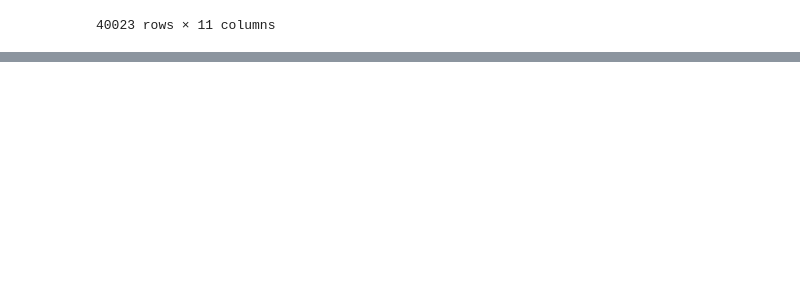
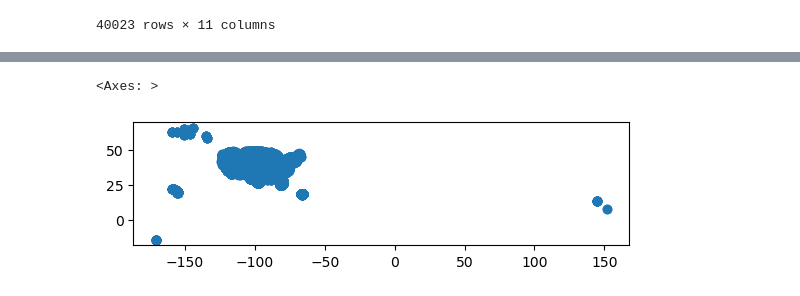
Before and after one commit to cu-esiil-edu/san-carlos-apache-college-demo-nquarder, a Jupyter notebook: san-carlos-apache-python-training.ipynb, the cells around one changed output, grey strips where cells are left out. Drawn from its saved outputs; the diff is of its cells as text; code cells hidden in the pictures; blank space fills up the shorter version.

Commit message:
mn storms

```diff
--- a/san-carlos-apache-python-training.ipynb
+++ b/san-carlos-apache-python-training.ipynb
@@ -368,3 +368,12 @@ storms
 | 40021 | 202207 | 169752 | 1028133 | 2 | 1.62 | W | LEONARDTOWN | 38.3044 | -76.6594 | ... |
 | 40022 | 202207 | 169752 | 1028133 | 3 | 1.62 | WNW | LEONARDTOWN | 38.3069 | -76.6586 | ... |
 40023 rows × 11 columns
+# %%
+# Convert pandas df to geopandas gdf
+coordinates = gpd.points_from_xy(storms.LONGITUDE, storms.LATITUDE)
+
+
+storms_gdf = gpd.GeoDataFrame(data=storms,
+                 geometry=coordinates)
+
+storms_gdf
@@ -370,0 +394,5 @@ storms
+# %%
+storms_gdf.plot()
+# %% [output]
+<Axes: >
+[figure, added]
```
Also changed, not shown: parts of 12 cells of this notebook, 1 other file.
